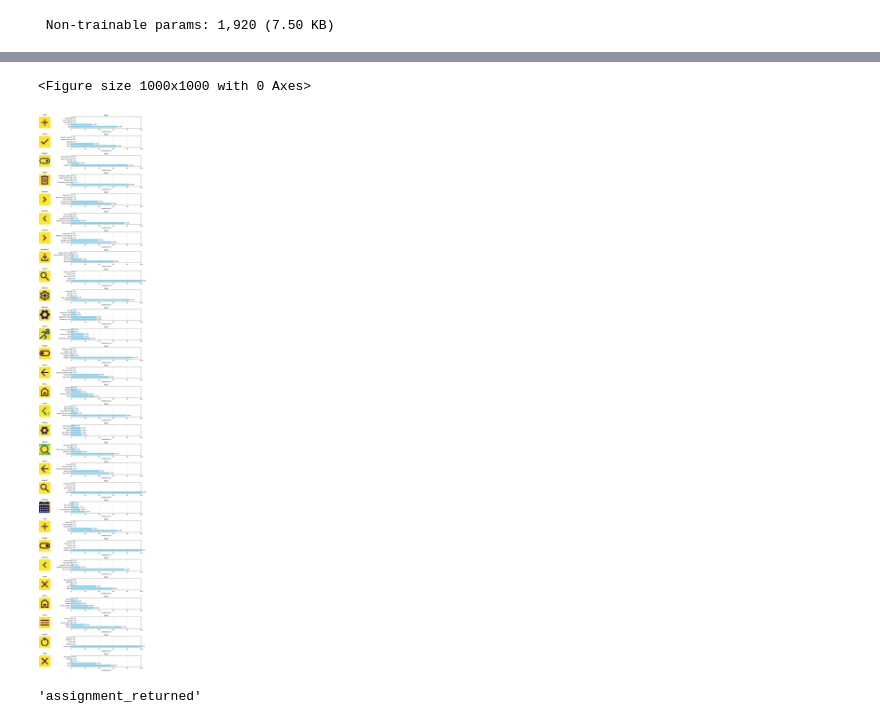
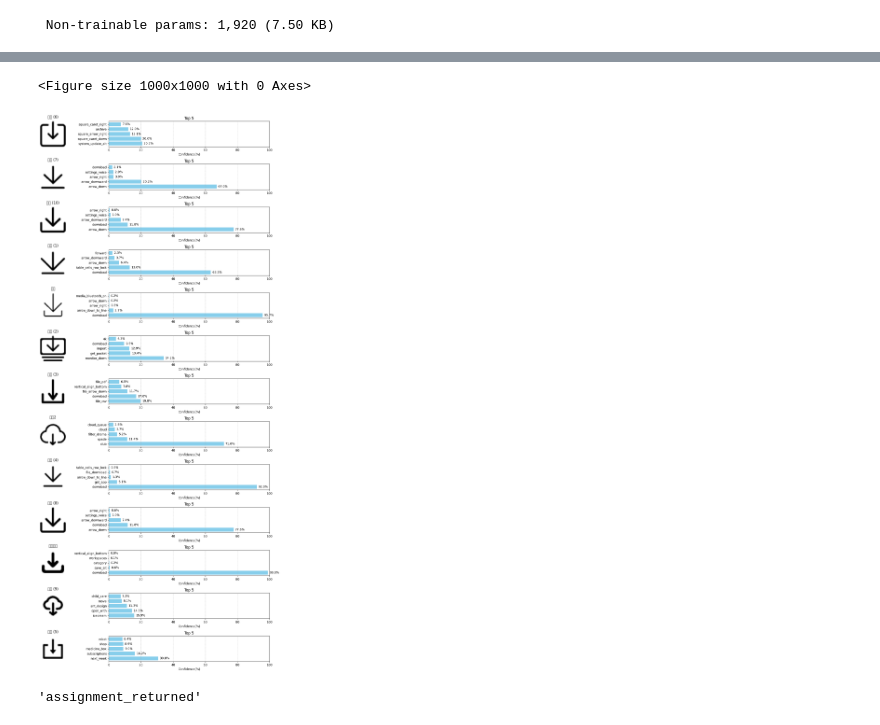
Before and after one commit to samrq/icon_classifer, a Jupyter notebook: train.ipynb, the cells around one changed output, grey strips where cells are left out. Cells and saved outputs as stored; diff of their text form; code cells hidden in the pictures.

```diff
--- a/train.ipynb
+++ b/train.ipynb
@@ -187,7 +222,7 @@ for i in range(25):
     plt.xticks([])
     plt.yticks([])
     plt.grid(False)
-    plt.imshow(images_tensor[i], cmap=plt.cm.binary)
-    plt.xlabel(labels[i])
-plt.show()  # (num_images, 50, 50, 3)
+    plt.imshow(images_tensor[i].numpy().squeeze(), cmap=plt.cm.binary)
+    plt.xlabel(index_to_label[labels_encoded[i]])
+plt.show()
 # %% [output]
@@ -287,4 +322,6 @@ class MyThresholdCallback(tf.keras.callbacks.Callback):
 
 
 #训练达到90%准确率时停止
-history = model.fit(dataset, epochs=30, callbacks=[MyThresholdCallback(acc=0.90)])
+history = model.fit(dataset, validation_data=validate_set,
+                        epochs=30, callbacks=[MyThresholdCallback(acc=0.95)],
+                        steps_per_epoch=(len(train_paths)*2)//batch_size)
@@ -318,3 +358,3 @@ INFO:tensorflow:Assets written to: /Users/rockyshan/icon_classifier/tf_savedmode
 # %%
 # 加载模型
-model = tf.keras.models.load_model(model_save_path)
+loaded_model = tf.keras.models.load_model("model_pre.keras", custom_objects={'GrayscaleLayer': GrayscaleLayer})
@@ -350,10 +392,24 @@ def load_and_preprocess_test_image(path):
     image = rgba_to_rgb(image)
     image = tf.image.resize(image, [img_height, img_width])
     image = tf.image.rgb_to_grayscale(image)
-    image = tf.cast(image, tf.float32) / 255.0
+
+    image = tf.cast(image, tf.float32)
+    #高斯模糊
+    image = apply_gaussian_blur(image, kernel_size=3, sigma=0.5)
+    #二值化
+    max = tf.reduce_max(image)
+    min = tf.reduce_min(image)
+    threshold = (max + min) / 2;
+    if reversed:
+        image = tf.where(image > threshold, 0, 1)
+    else:
+        image = tf.where(image > threshold, 1, 0)
+
+    #image = tf.cast(image, tf.float32)
+    image = tf.squeeze(image)
     return image
 
-test_paths = [path for path, label in valid_100]
+test_paths = [path for path, label in valid_1000]
 test_path_ds = tf.data.Dataset.from_tensor_slices(test_paths)
 test_image_ds = test_path_ds.map(load_and_preprocess_test_image)
 test_image_ds = test_image_ds.batch(32)
@@ -377,7 +433,7 @@ for i in range(cnt):
     plt.yticks([])
     plt.grid(False)
     plt.imshow(image, cmap=plt.cm.binary)
-    label = f'{index_to_label[first]}_{index_to_label[second]}'
+    label = f'{index_to_label[predicted_label]}'
     plt.xlabel(label)
 plt.show()
 # %% [output]
@@ -502,36 +584,36 @@ def plot_value_array(ax_bar, predictions_array):
 
 plt.figure(figsize=(10,10))
 
 num_rows = len(test_paths)
 #num_rows = 2
 fig, axes = plt.subplots(num_rows, 2,
                          figsize=(12, 2 * num_rows),
                          gridspec_kw={'width_ratios': [1, 3]})  # 主图:柱状图 = 1:3
 
 # 遍历每一行
 for row in range(num_rows):
     # --- 绘制主图（左侧）---
     ax_img = axes[row, 0]
     image = tf.io.read_file(test_paths[row])
     image = tf.image.decode_png(image, channels=4)
     image = rgba_to_rgb(image)
-    image = tf.image.resize(image, [24, 24])
+    image = tf.image.resize(image, [48, 48])
     image = tf.image.rgb_to_grayscale(image)
-    ax_img.imshow(image)
+    ax_img.imshow(image, cmap="gray")
     ax_img.set_title(f"{os.path.splitext(os.path.basename(test_paths[row]))[0].split('_')[0]}", pad=10)
     ax_img.axis('off')  # 隐藏坐标轴
 
     # --- 绘制柱状图（右侧）---
     ax_bar = axes[row, 1]
     plot_value_array(ax_bar, predictions[row])
     #ax_bar.axis('off')  # 隐藏坐标轴
 
 # 调整布局
 plt.tight_layout()
 plt.show()
 # %% [output]
 <Figure size 1000x1000 with 0 Axes>
-[figure, old version]
+[figure, new version]
 # %%
 index_to_label[392]
 #label_to_index['arrow_down']
```
Also changed, not shown: parts of 17 cells of this notebook, 4 other files.
